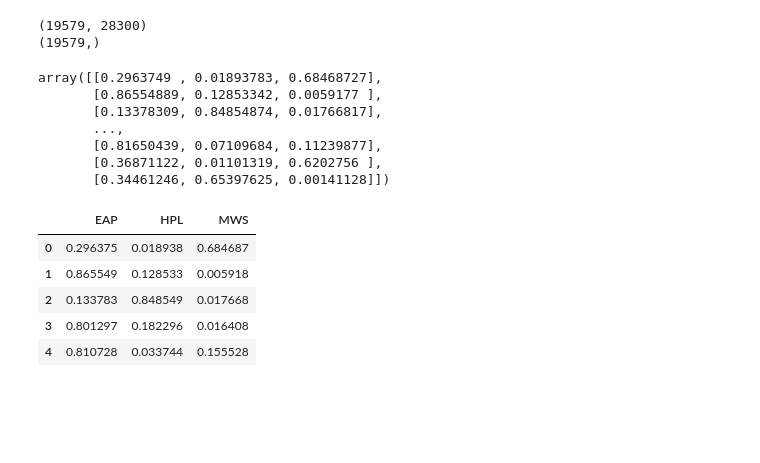
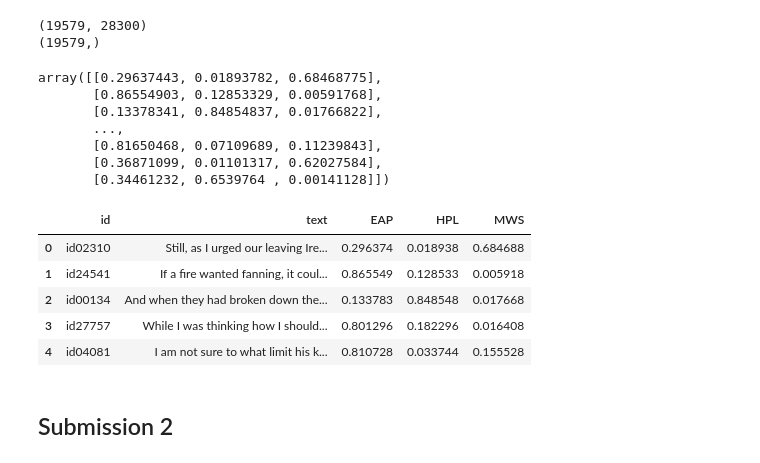
Before and after one commit to dongzhang84/Kaggle, a Jupyter notebook: Spooky.ipynb, the cells around one changed output. Saved outputs shown, nothing was run; the diff lists cells and outputs as text; code cells hidden in the pictures; blank space fills up the shorter version.

```diff
--- a/Spooky.ipynb
+++ b/Spooky.ipynb
@@ -127,5 +243,7 @@ X1.shape
 # %%
 df_combine = df.text.append(df_test.text).reset_index(drop=True)
+
+vector = TfidfVectorizer()
 x_combine = vector.fit_transform(df_combine)
 X_combine = x_combine.toarray()
 # %%
@@ -154,20 +272,23 @@ y_proba = clf.predict_proba(X_test)
 # %%
 y_proba
 # %% [output]
-array([[0.2963749 , 0.01893783, 0.68468727],
-       [0.86554889, 0.12853342, 0.0059177 ],
-       [0.13378309, 0.84854874, 0.01766817],
+array([[0.29637443, 0.01893782, 0.68468775],
+       [0.86554903, 0.12853329, 0.00591768],
+       [0.13378341, 0.84854837, 0.01766822],
        ...,
-       [0.81650439, 0.07109684, 0.11239877],
-       [0.36871122, 0.01101319, 0.6202756 ],
-       [0.34461246, 0.65397625, 0.00141128]])
+       [0.81650468, 0.07109689, 0.11239843],
+       [0.36871099, 0.01101317, 0.62027584],
+       [0.34461232, 0.6539764 , 0.00141128]])
 # %%
-dataset = pd.DataFrame({'EAP': y_proba[:, 0], 'HPL': y_proba[:, 1],'MWS': y_proba[:, 2]})
-dataset.head()
+df_test['EAP'] = y_proba[:, 0]
+df_test['HPL'] = y_proba[:, 1]
+df_test['MWS'] = y_proba[:, 2]
+
+df_test.head()
 # %% [output]
-|  | EAP | HPL | MWS |
-| 0 | 0.296375 | 0.018938 | 0.684687 |
-| 1 | 0.865549 | 0.128533 | 0.005918 |
-| 2 | 0.133783 | 0.848549 | 0.017668 |
-| 3 | 0.801297 | 0.182296 | 0.016408 |
-| 4 | 0.810728 | 0.033744 | 0.155528 |
+|  | id | text | EAP | HPL | MWS |
+| 0 | id02310 | Still, as I urged our leaving Ire... | 0.296374 | 0.018938 | 0.684688 |
+| 1 | id24541 | If a fire wanted fanning, it coul... | 0.865549 | 0.128533 | 0.005918 |
+| 2 | id00134 | And when they had broken down the... | 0.133783 | 0.848548 | 0.017668 |
+| 3 | id27757 | While I was thinking how I should... | 0.801296 | 0.182296 | 0.016408 |
+| 4 | id04081 | I am not sure to what limit his k... | 0.810728 | 0.033744 | 0.155528 |
@@ -173,0 +299,2 @@ dataset.head()
+# %% [markdown]
+## Submission 2
```
Also changed, not shown: parts of 51 cells of this notebook.
